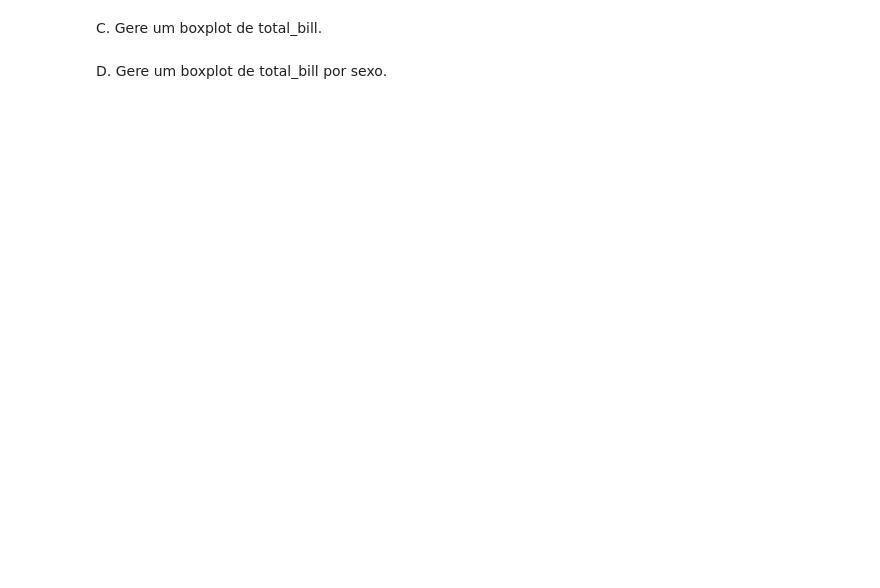
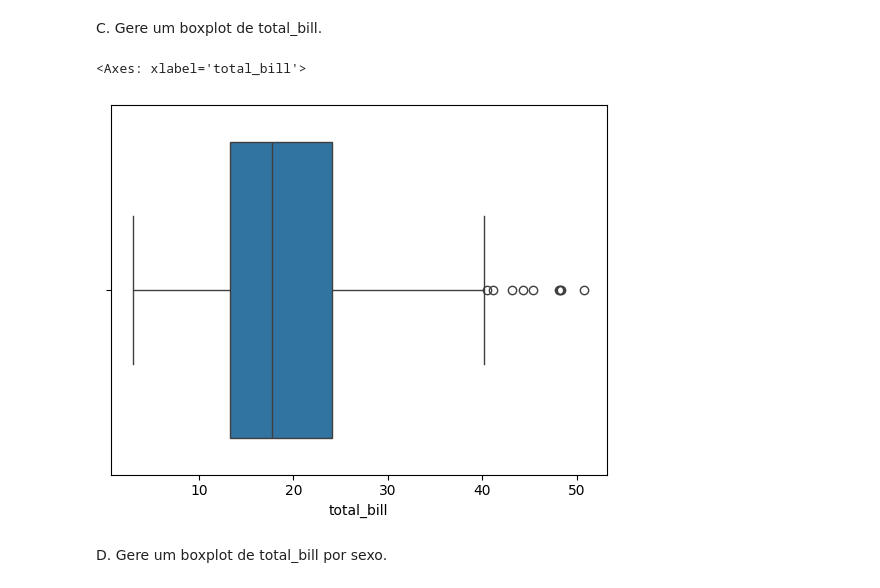
Before and after one commit to UlissesJunior/XMAC02-MetodosMatematicosAnaliseDados, a Jupyter notebook: Notebooks/Aula03 - Estatística Descritiva/Aula03.ipynb, the cells around one changed output. Saved outputs shown, nothing was run; the diff lists cells and outputs as text; code cells hidden in the pictures; blank space fills up the shorter version.

```diff
--- a/Notebooks/Aula03 - Estatística Descritiva/Aula03.ipynb
+++ b/Notebooks/Aula03 - Estatística Descritiva/Aula03.ipynb
@@ -44,4 +155,9 @@ B. Obtenha os quartis do valor total da conta.
 # %% [markdown]
 C. Gere um boxplot de total_bill.
+# %%
+sns.boxplot(data=df, x='total_bill')
+# %% [output]
+<Axes: xlabel='total_bill'>
+[figure, added]
 # %% [markdown]
 D. Gere um boxplot de total_bill por sexo.
```
Also changed, not shown: parts of 36 cells of this notebook.
